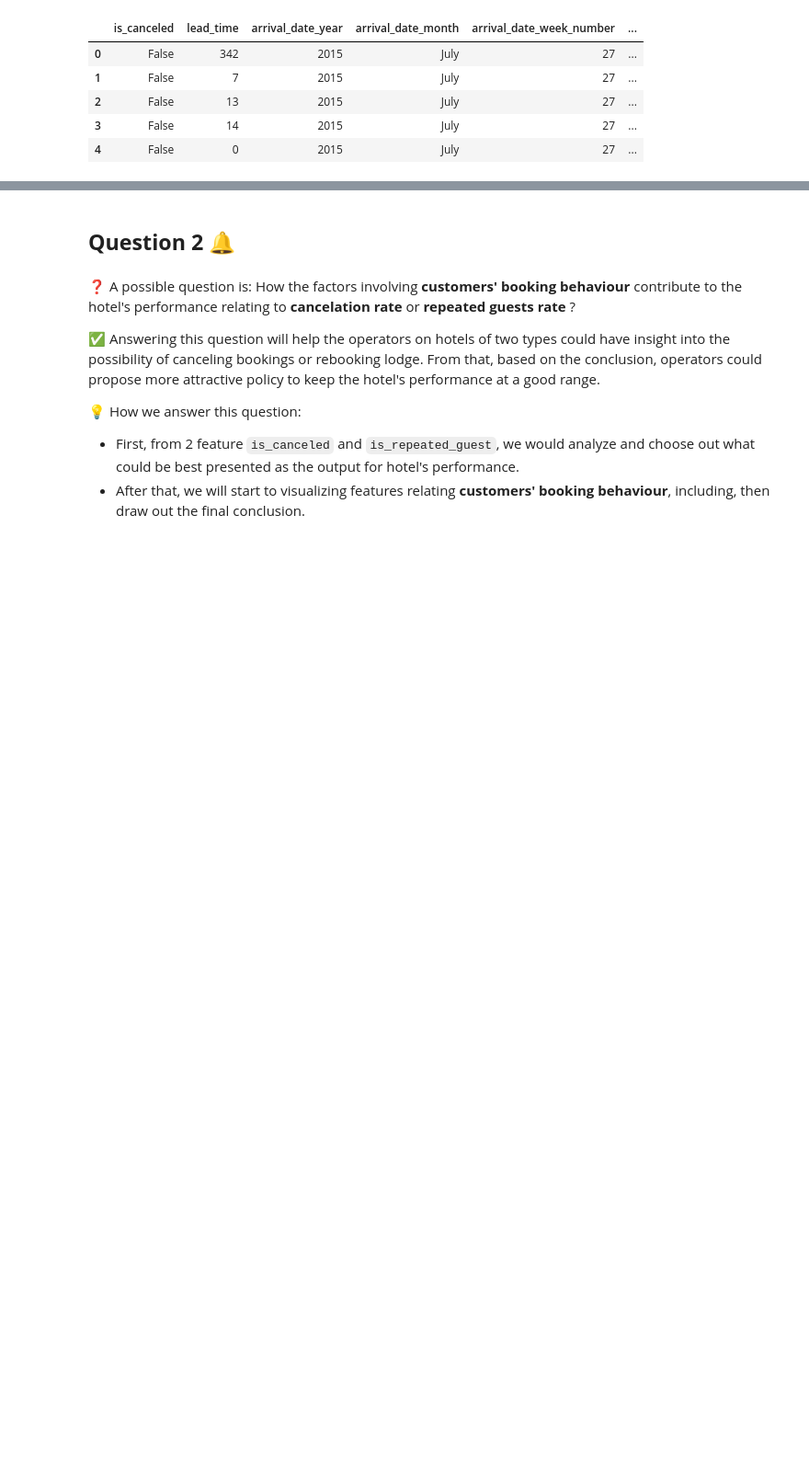
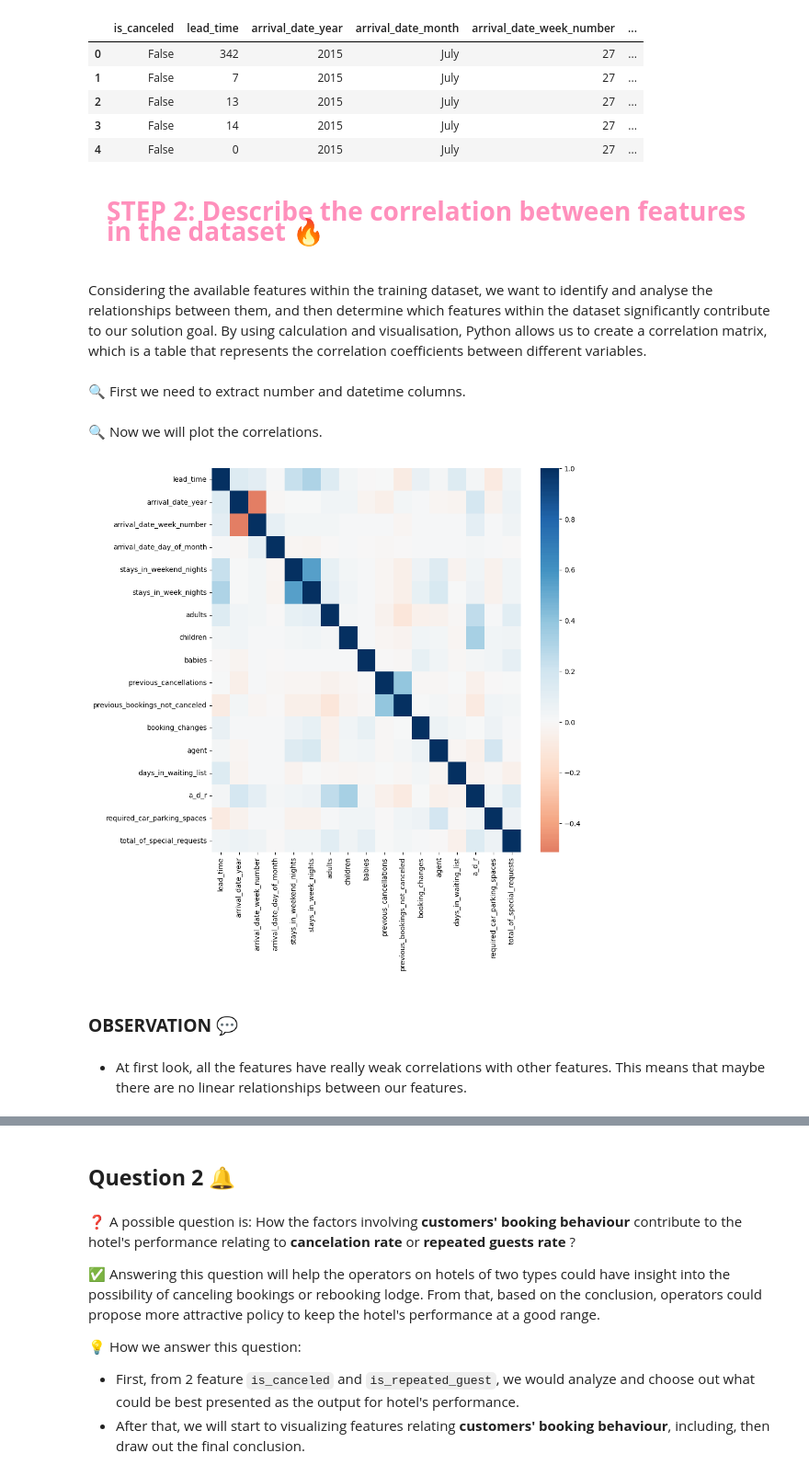
Before and after one commit to danghuynh-bit/LTKHDL_hotekbookingdemand, a Jupyter notebook: 03_Analyzing_Questions.ipynb, the cells around one changed output, grey strips where cells are left out. Shown at 92% size. Cells and saved outputs as stored; diff of their text form; code cells hidden in the pictures; blank space fills up the shorter version.

Commit message:
Adding other question to merge

```diff
--- a/03_Analyzing_Questions.ipynb
+++ b/03_Analyzing_Questions.ipynb
@@ -24,3 +30,26 @@ cleaned_data.head()
 | 2 | False | 13 | 2015 | July | 27 | ... |
 | 3 | False | 14 | 2015 | July | 27 | ... |
 | 4 | False | 0 | 2015 | July | 27 | ... |
+# %% [markdown]
+<div style="text-align: left; font-family: 'Trebuchet MS', Arial, sans-serif; color: #FF90BC; padding: 20px; font-size: 28px; font-weight: bold; border-radius: 0 0 0 0">
+  STEP 2: Describe the correlation between features in the dataset 🔥
+</div>
+# %% [markdown]
+Considering the available features within the training dataset, we want to identify and analyse the relationships between them, and then determine which features within the dataset significantly contribute to our solution goal. By using calculation and visualisation, Python allows us to create a correlation matrix, which is a table that represents the correlation coefficients between different variables.
+# %% [markdown]
+🔍 First we need to extract number and datetime columns.
+# %%
+booking_num_df = cleaned_data.select_dtypes(include=['number', 'datetime'])
+# %% [markdown]
+🔍 Now we will plot the correlations.
+# %%
+# Plot a correlation matrix
+fig, ax = plt.subplots(figsize=(10,10))
+sns.heatmap(booking_num_df.corr(), cmap='RdBu', center=0,ax=ax)
+plt.show()
+# %% [output]
+[figure, added]
+# %% [markdown]
+### **OBSERVATION** 💬
+# %% [markdown]
+* At first look, all the features have really weak correlations with other features. This means that maybe there are no linear relationships between our features.
```
Also changed, not shown: parts of 50 cells of this notebook.
